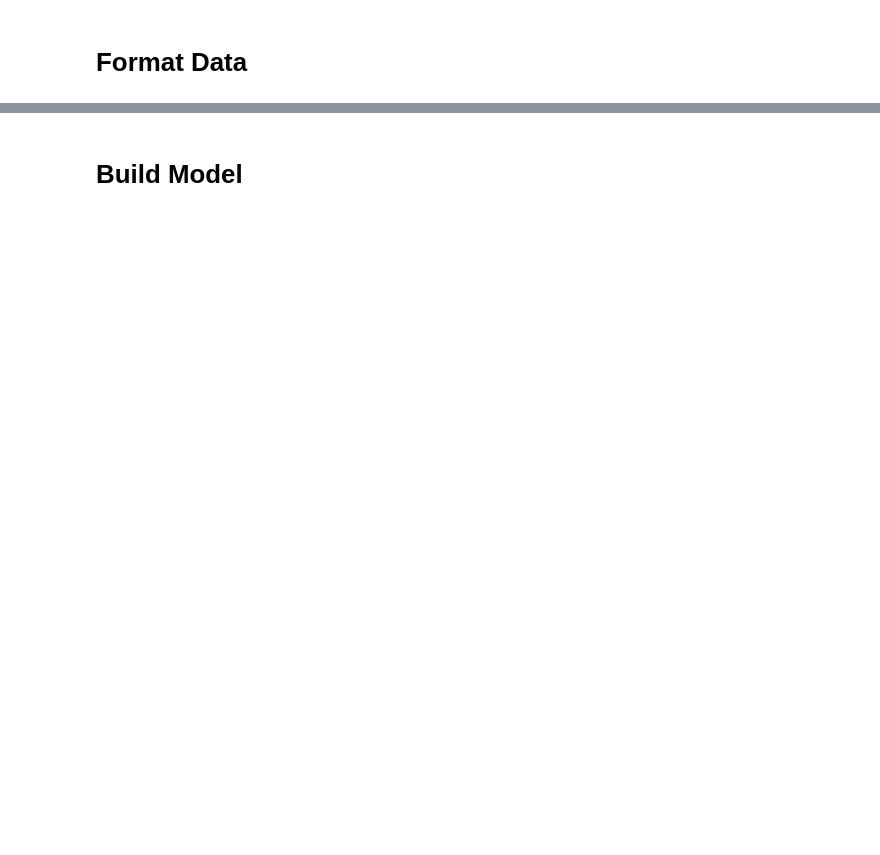
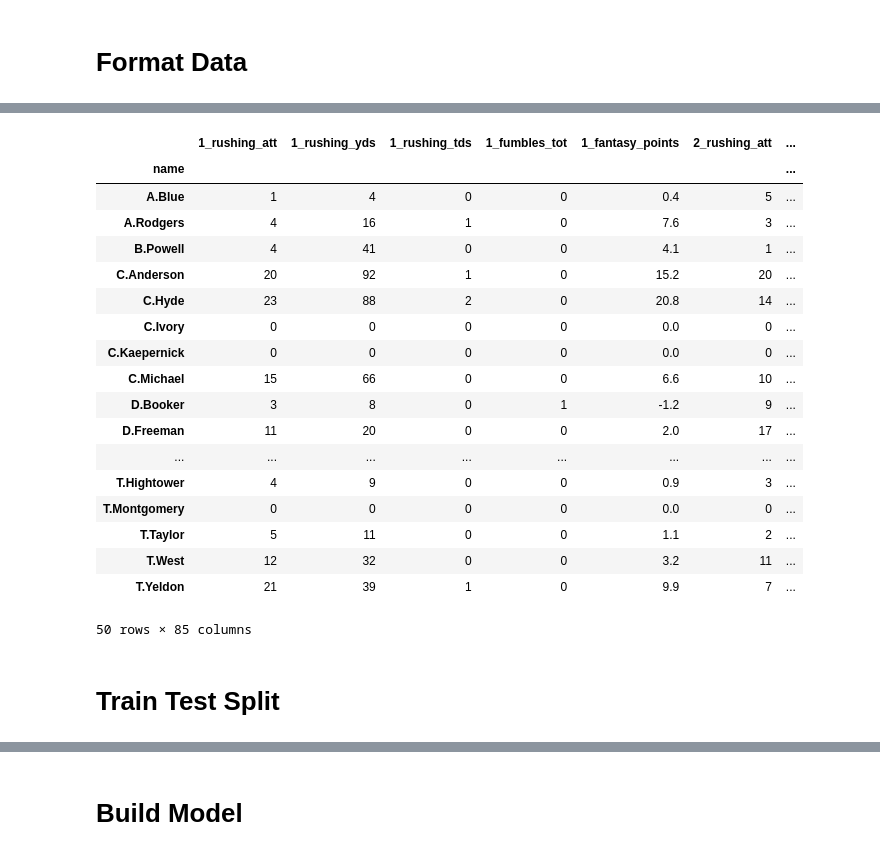
Before and after one commit to brentzucker/deep-learning-fantasy-football, a Jupyter notebook: Baseline.ipynb, the cells around one changed output, grey strips where cells are left out. Cells and saved outputs as stored; diff of their text form; code cells hidden in the pictures; blank space fills up the shorter version.

```diff
--- a/Baseline.ipynb
+++ b/Baseline.ipynb
@@ -74,0 +101,35 @@ df
+# %%
+# Build Dataframe sorted by Week
+stat_categories = ['rushing_att', 'rushing_yds', 'rushing_tds', 'fumbles_tot', 'fantasy_points']
+wks = range(1,18)
+columns = ['{0}_{1}'.format(wk, c) for wk in wks for c in stat_categories]
+df_ = pd.DataFrame(0, index=df_pivot.index, columns=columns)
+# %%
+# Sort Data from df_pivot by week
+for wk in wks:
+    for c in stat_categories:
+        column_name = '{0}_{1}'.format(wk, c)
+        df_[column_name] = df_pivot[c][wk]
+df_
+# %% [output]
+|  | 1_rushing_att | 1_rushing_yds | 1_rushing_tds | 1_fumbles_tot | 1_fantasy_points | 2_rushing_att | ... |
+| name |  |  |  |  |  |  | ... |
+| A.Blue | 1 | 4 | 0 | 0 | 0.4 | 5 | ... |
+| A.Rodgers | 4 | 16 | 1 | 0 | 7.6 | 3 | ... |
+| B.Powell | 4 | 41 | 0 | 0 | 4.1 | 1 | ... |
+| C.Anderson | 20 | 92 | 1 | 0 | 15.2 | 20 | ... |
+| C.Hyde | 23 | 88 | 2 | 0 | 20.8 | 14 | ... |
+| C.Ivory | 0 | 0 | 0 | 0 | 0.0 | 0 | ... |
+| C.Kaepernick | 0 | 0 | 0 | 0 | 0.0 | 0 | ... |
+| C.Michael | 15 | 66 | 0 | 0 | 6.6 | 10 | ... |
+| D.Booker | 3 | 8 | 0 | 1 | -1.2 | 9 | ... |
+| D.Freeman | 11 | 20 | 0 | 0 | 2.0 | 17 | ... |
+| ... | ... | ... | ... | ... | ... | ... | ... |
+| T.Hightower | 4 | 9 | 0 | 0 | 0.9 | 3 | ... |
+| T.Montgomery | 0 | 0 | 0 | 0 | 0.0 | 0 | ... |
+| T.Taylor | 5 | 11 | 0 | 0 | 1.1 | 2 | ... |
+| T.West | 12 | 32 | 0 | 0 | 3.2 | 11 | ... |
+| T.Yeldon | 21 | 39 | 1 | 0 | 9.9 | 7 | ... |
+50 rows × 85 columns
+# %% [markdown]
+# Train Test Split
```
Also changed, not shown: parts of 10 cells of this notebook.
